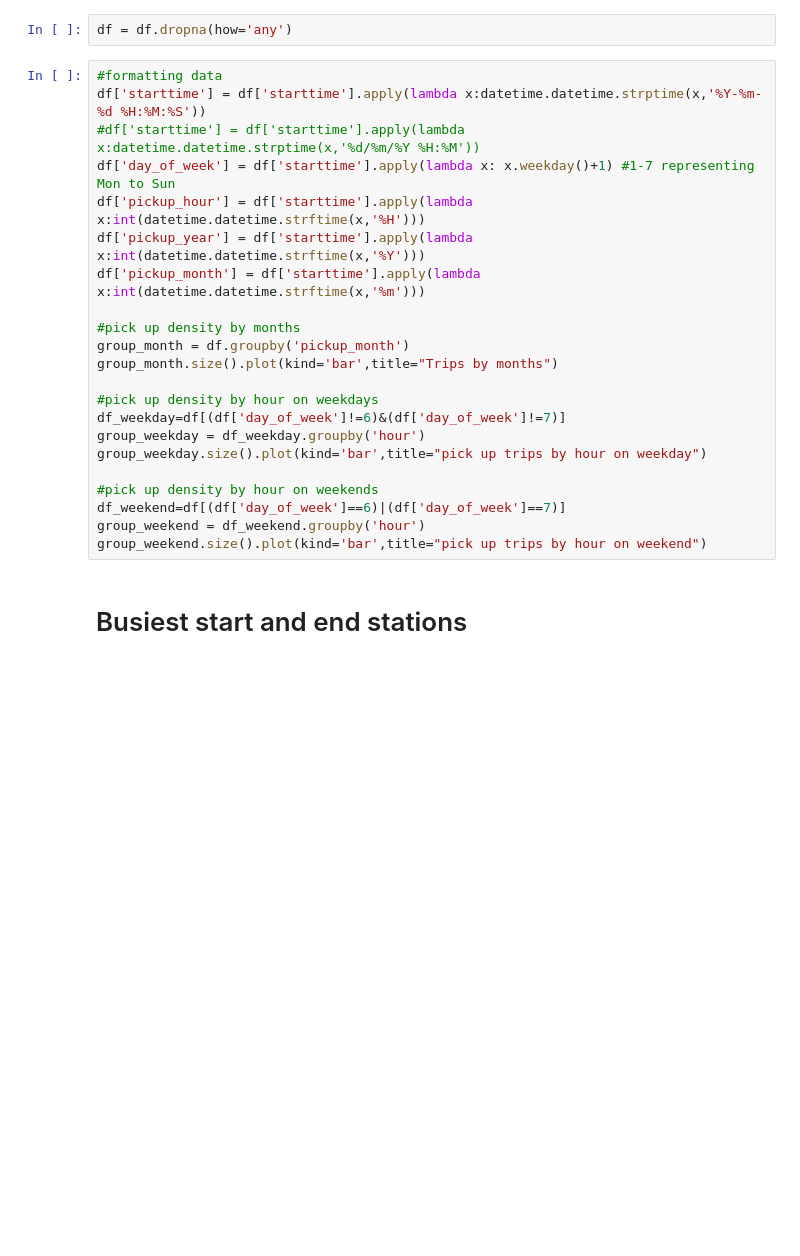
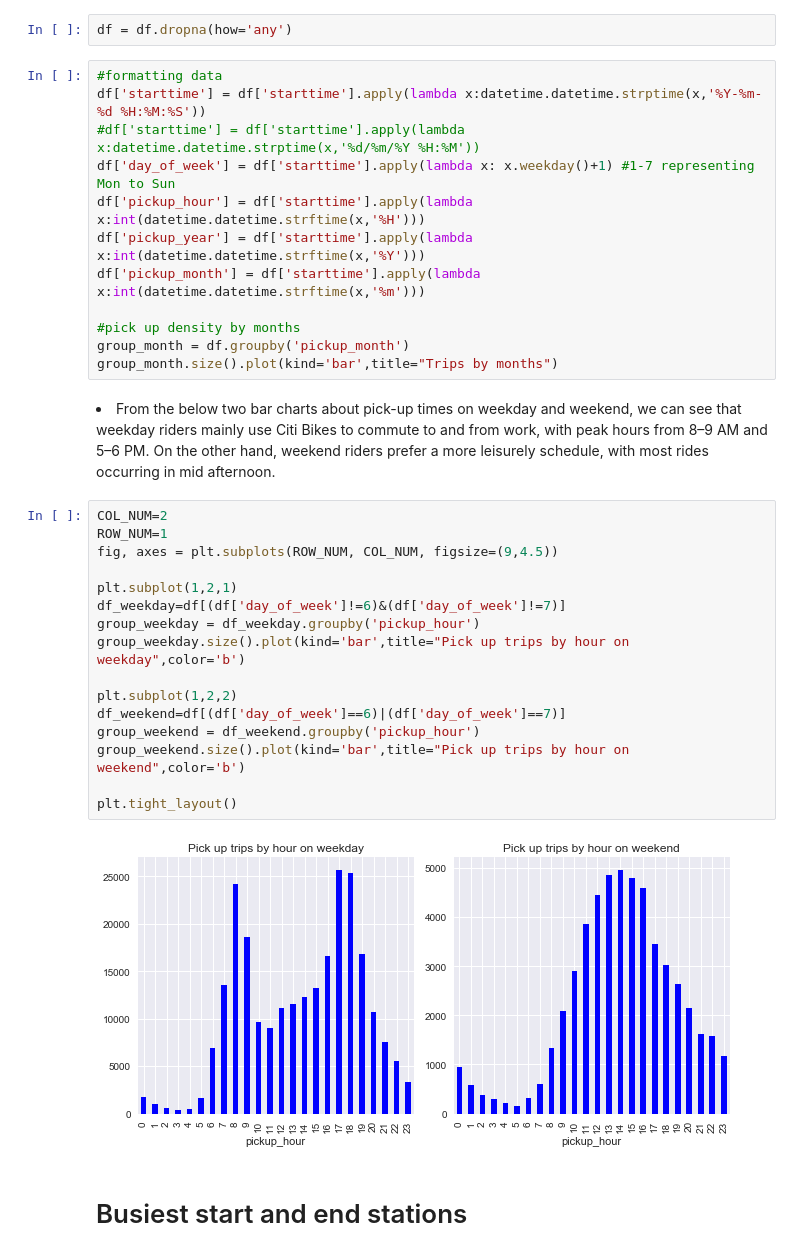
Before and after one commit to harry0107100/Citibike-Analysis, a Jupyter notebook: CITI_GIT.ipynb, the cells around one changed output. Cells and saved outputs as stored; diff of their text form; blank space fills up the shorter version.

Commit message:
Change graph format of pick-up number by hour
Use subplot to redraw bar charts of pick-up times by hour on weekend and weekday(for better comparison)

```diff
--- a/CITI_GIT.ipynb
+++ b/CITI_GIT.ipynb
@@ -309,16 +309,26 @@ df['pickup_month'] = df['starttime'].apply(lambda x:int(datetime.datetime.strfti
 #pick up density by months
 group_month = df.groupby('pickup_month')
 group_month.size().plot(kind='bar',title="Trips by months")
-
-#pick up density by hour on weekdays
-df_weekday=df[(df['day_of_week']!=6)&(df['day_of_week']!=7)]
-group_weekday = df_weekday.groupby('hour')
-group_weekday.size().plot(kind='bar',title="pick up trips by hour on weekday")
-
-#pick up density by hour on weekends
-df_weekend=df[(df['day_of_week']==6)|(df['day_of_week']==7)]
-group_weekend = df_weekend.groupby('hour')
-group_weekend.size().plot(kind='bar',title="pick up trips by hour on weekend")
+# %% [markdown]
+<li>From the below two bar charts about pick-up times on weekday and weekend, we can see that weekday riders mainly use Citi Bikes to commute to and from work, with peak hours from 8–9 AM and 5–6 PM. On the other hand, weekend riders prefer a more leisurely schedule, with most rides occurring in mid afternoon.
+# %%
+COL_NUM=2
+ROW_NUM=1
+fig, axes = plt.subplots(ROW_NUM, COL_NUM, figsize=(9,4.5))
+
+plt.subplot(1,2,1)
+df_weekday=df[(df['day_of_week']!=6)&(df['day_of_week']!=7)]
+group_weekday = df_weekday.groupby('pickup_hour')
+group_weekday.size().plot(kind='bar',title="Pick up trips by hour on weekday",color='b')
+
+plt.subplot(1,2,2)
+df_weekend=df[(df['day_of_week']==6)|(df['day_of_week']==7)]
+group_weekend = df_weekend.groupby('pickup_hour')
+group_weekend.size().plot(kind='bar',title="Pick up trips by hour on weekend",color='b')
+
+plt.tight_layout()
+# %% [output]
+[figure, added]
 # %% [markdown]
 # Busiest start and end stations
 # %%
```
